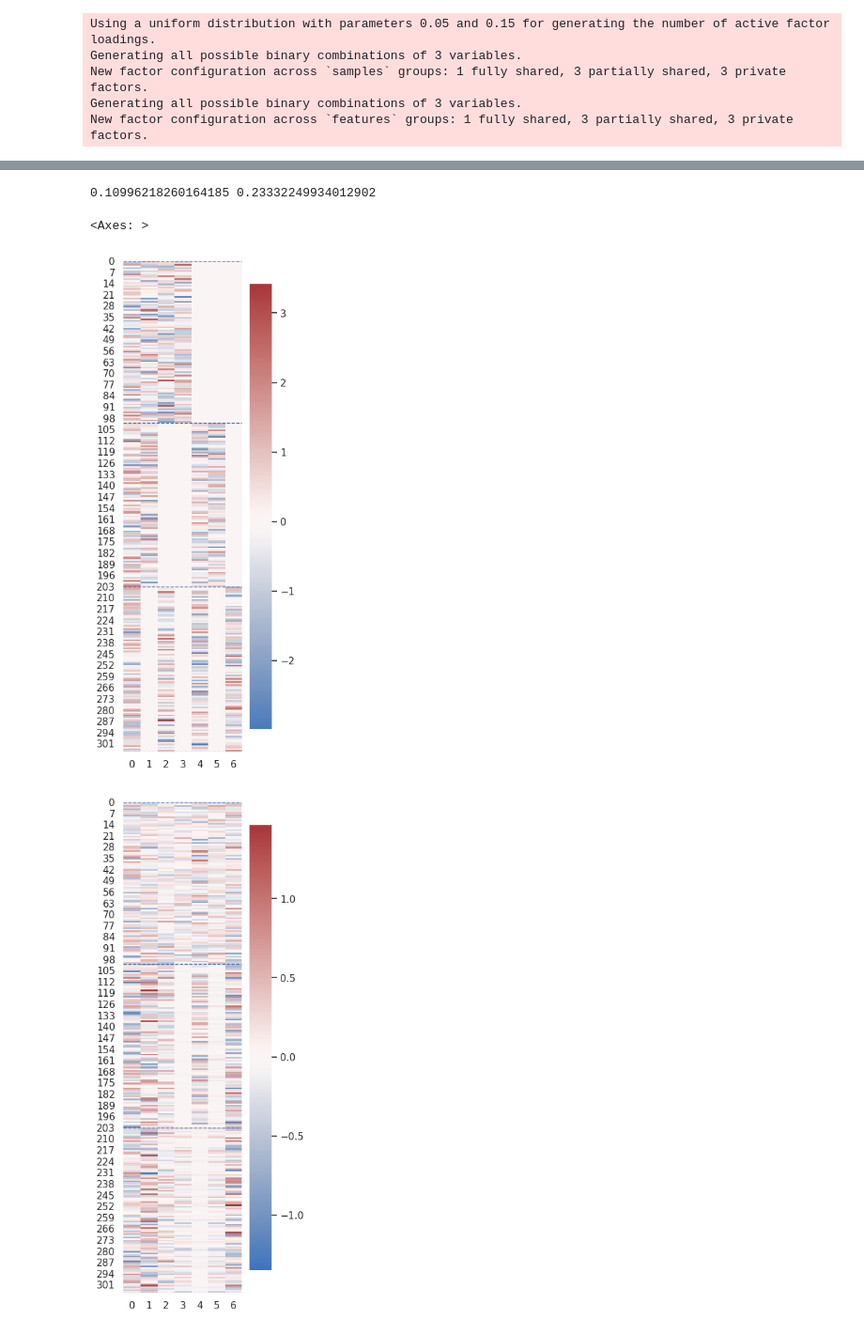
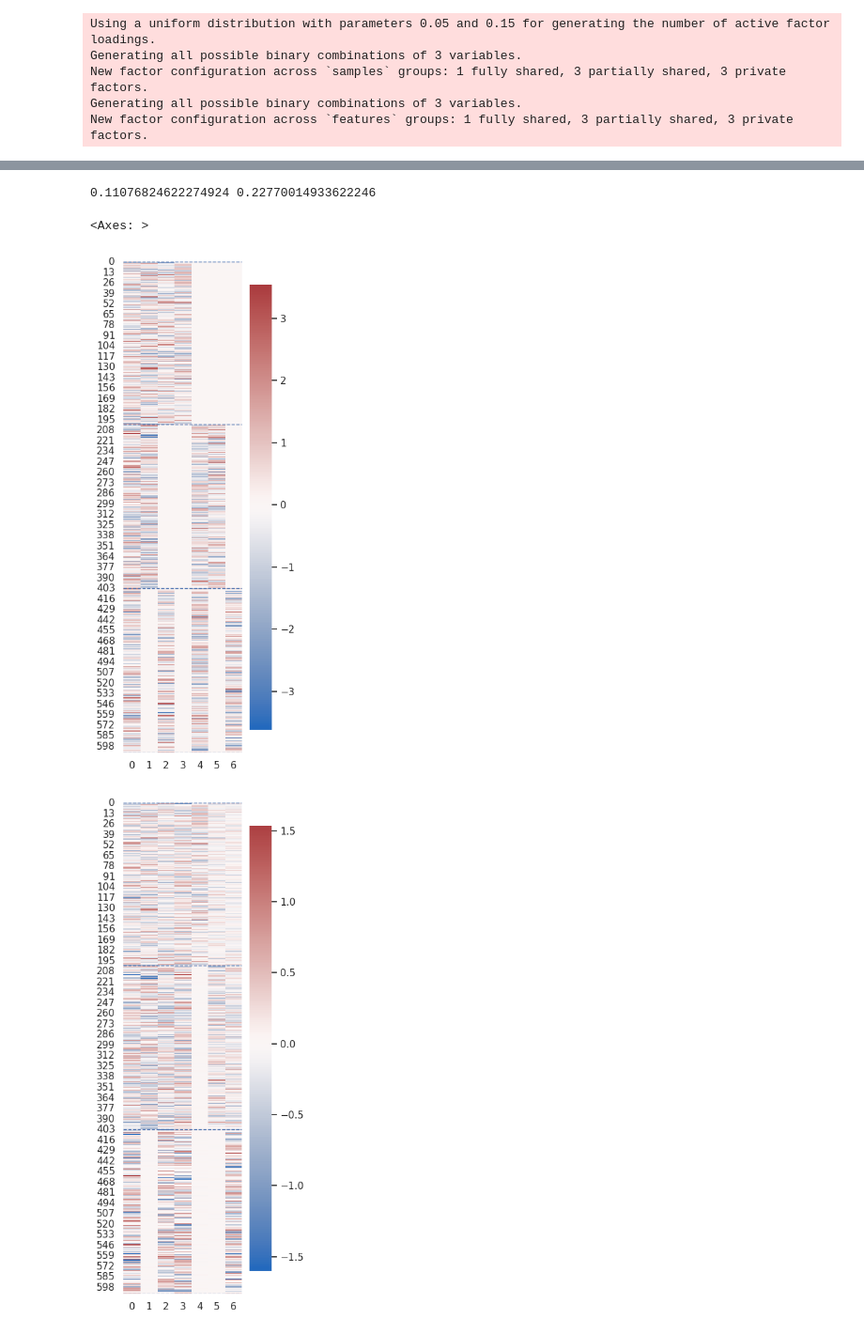
Before and after one commit to bioFAM/cellij, a Jupyter notebook: notebooks/basic_svi.ipynb, the cells around one changed output, grey strips where cells are left out. Shown at 94% size. Drawn from its saved outputs; the diff is of its cells as text; code cells hidden in the pictures.

```diff
--- a/notebooks/basic_svi.ipynb
+++ b/notebooks/basic_svi.ipynb
@@ -39,7 +39,7 @@ sns.set_context(
 # %%
 from cellij.core.synthetic import DataGenerator
 # %%
-n_samples = [101, 102, 103]
+n_samples = [201, 202, 203]
 n_features = [401, 402, 403]
 dg = DataGenerator(n_samples, n_features)
 rng = dg.generate(all_combs=True)
@@ -102,14 +117,14 @@ model = cellij.core._pyro_models.Generative(
     feature_dict={f"view_{m}": dg.n_features[m] for m in range(dg.n_feature_groups)},
     likelihoods={f"view_{m}": "Normal" for m in range(dg.n_feature_groups)},
     factor_priors={
-        "group_0": "Normal",
-        "group_1": "Laplace",
-        "group_2": "Horseshoe",
+        "group_0": "Laplace",
+        "group_1": "Horseshoe",
+        "group_2": "SpikeAndSlab",
     },
     weight_priors={
-        "view_0": "Normal",
-        "view_1": "Laplace",
-        "view_2": "Horseshoe",
+        "view_0": "Laplace",
+        "view_1": "Horseshoe",
+        "view_2": "SpikeAndSlab",
     },
     device=torch.device("cuda:3"),
 )
@@ -147,7 +162,8 @@ model = cellij.core._pyro_models.Generative(
 # %%
 data = {
     f"group_{g}": {
-        f"view_{m}": torch.Tensor(dg.ys[g][m]).to(model.device) for m in range(dg.n_feature_groups)
+        f"view_{m}": torch.Tensor(dg.ys[g][m]).to(model.device)
+        for m in range(dg.n_feature_groups)
     }
     for g in range(dg.n_sample_groups)
 }
@@ -233,12 +248,20 @@ y_pca = z_pca @ w_pca
 # %%
 print(mean_squared_error(dg.y, y_pca), r2_score(dg.y, y_pca))
 # %% [output]
-0.10996218260164185 0.23332249934012902
+0.11076824622274924 0.22770014933622246
 # %%
-lined_heatmap(dg.z, figsize=(dg.n_sample_groups,10), hlines=sample_offsets, cmap="vlag", center=0)
-lined_heatmap(z_hat, figsize=(dg.n_sample_groups,10), hlines=sample_offsets, cmap="vlag", center=0)
+lined_heatmap(
+    dg.z, figsize=(dg.n_sample_groups, 10), hlines=sample_offsets, cmap="vlag", center=0
+)
+lined_heatmap(
+    z_hat,
+    figsize=(dg.n_sample_groups, 10),
+    hlines=sample_offsets,
+    cmap="vlag",
+    center=0,
+)
 # %% [output]
 <Axes: >
-[figure, old version]
+[figure, new version]
-[figure, old version]
+[figure, new version]
 # %%
```
Also changed, not shown: parts of 5 cells of this notebook, 2 other files.
